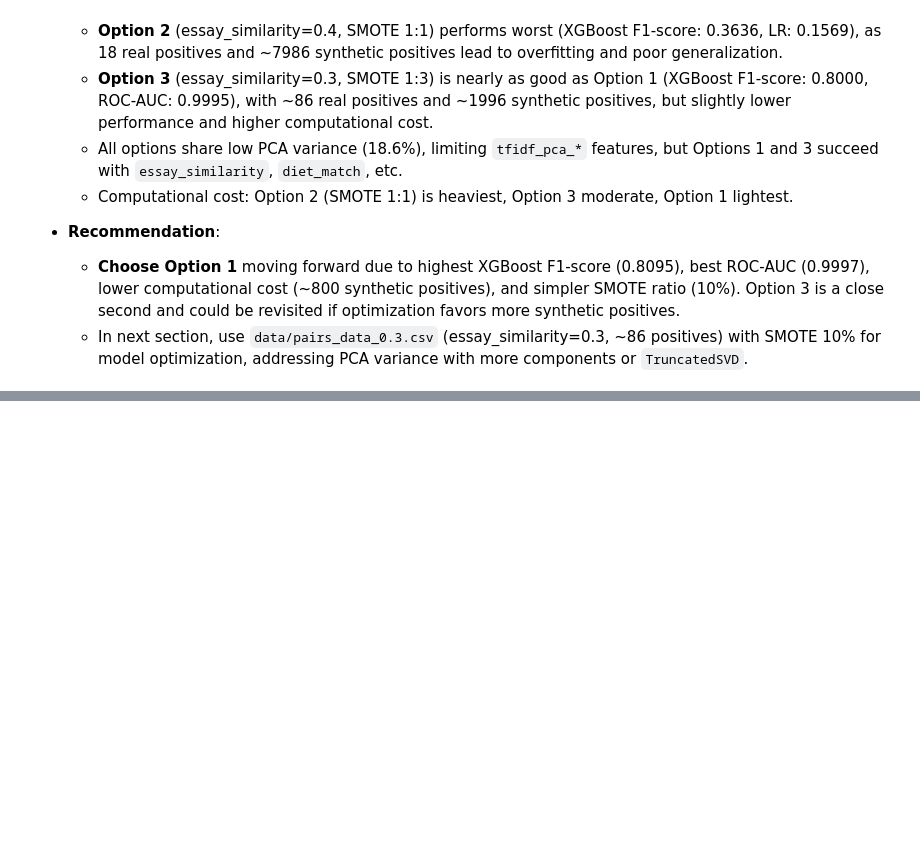
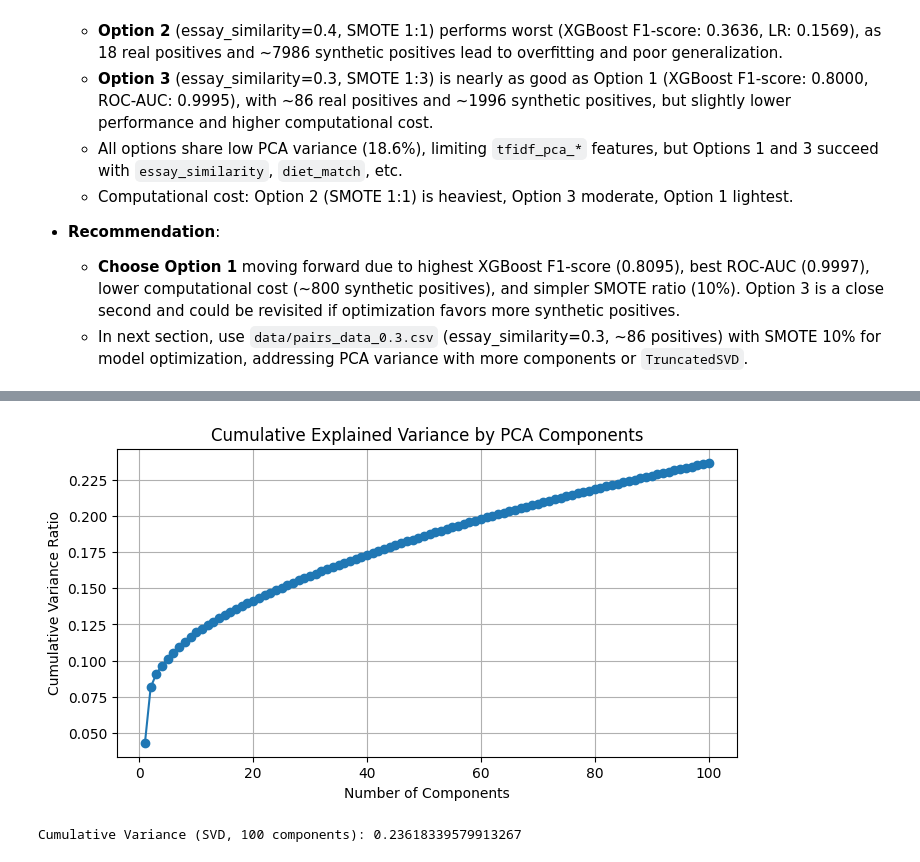
Before and after one commit to GoudyMT/dating-ml-project, a Jupyter notebook: dating_ml_analysis.ipynb, the cells around one changed output, grey strips where cells are left out. Saved outputs shown, nothing was run; the diff lists cells and outputs as text; code cells hidden in the pictures; blank space fills up the shorter version.

```diff
--- a/dating_ml_analysis.ipynb
+++ b/dating_ml_analysis.ipynb
@@ -618,0 +784,21 @@ Objective: Compare imbalance strategies to choose the best for Step 6 optimizati
+# %%
+# Plot cumulative variance
+plt.figure(figsize=(8, 4))
+plt.plot(range(1, 101), cumulative_variance, marker='o')
+plt.title('Cumulative Explained Variance by PCA Components')
+plt.xlabel('Number of Components')
+plt.ylabel('Cumulative Variance Ratio')
+plt.grid()
+plt.savefig('images/pca_variance_plot.png')
+plt.show()
+plt.close()
+# %% [output]
+[figure, added]
+# %%
+# Test TruncatedSVD
+svd = TruncatedSVD(n_components=100, random_state=42)
+svd.fit(tfidf_combined)
+cumulative_variance_svd = np.cumsum(svd.explained_variance_ratio_)
+print("Cumulative Variance (SVD, 100 components):", cumulative_variance_svd[-1])
+# %% [output]
+Cumulative Variance (SVD, 100 components): 0.23618339579913267
```
Also changed, not shown: parts of 15 cells of this notebook, 4 other files.
